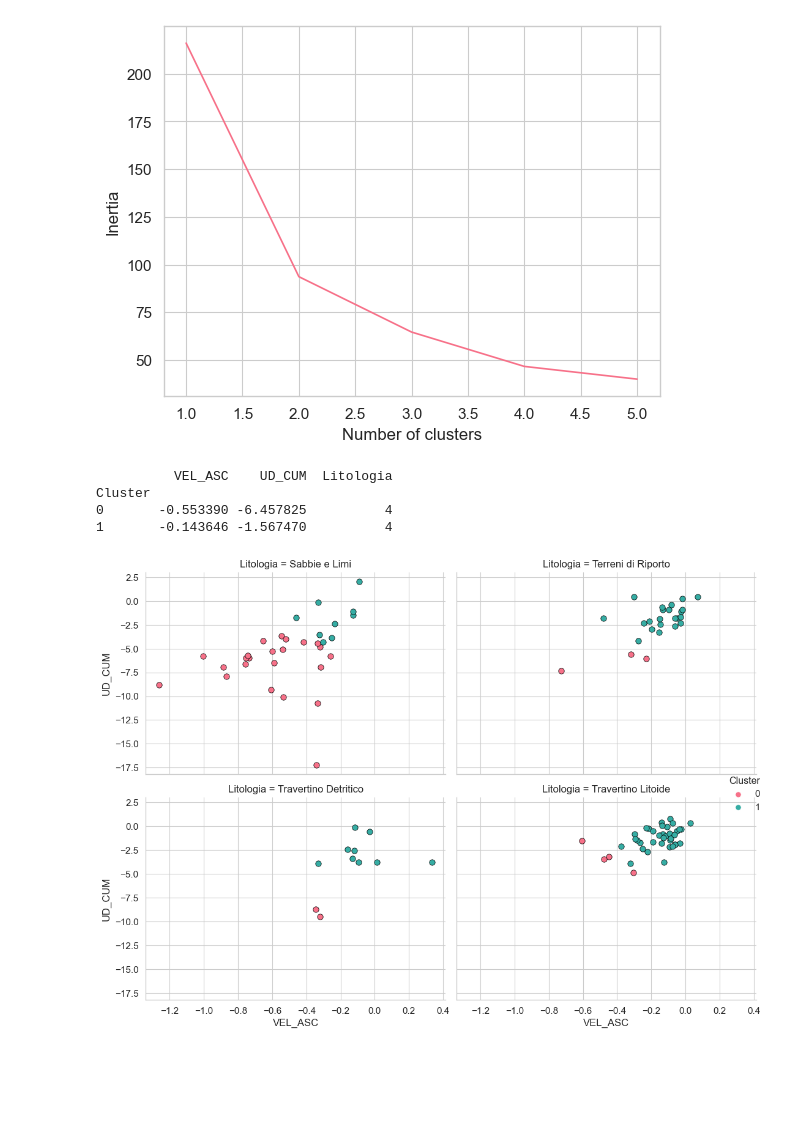
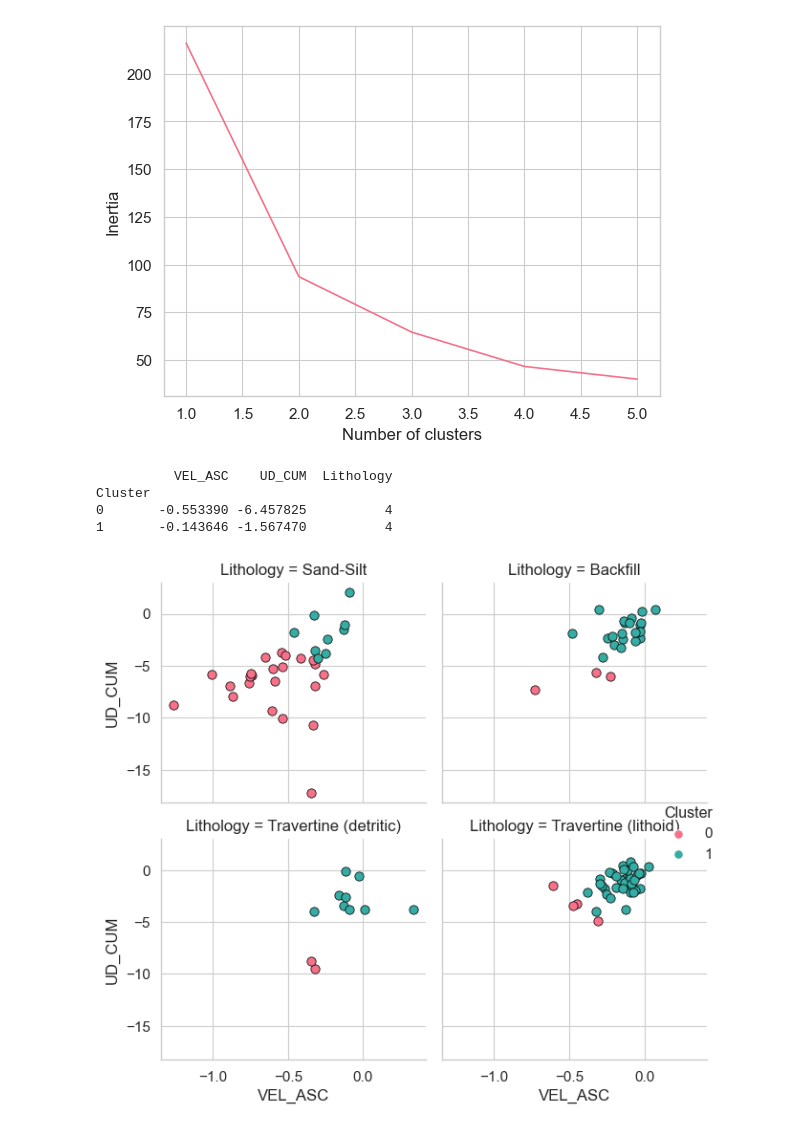
Before and after one commit to gmastrantoni/Geo-Clustering-Building-Displacements, a Jupyter notebook: Rieti/ML_Clustering.ipynb, the cells around one changed output. Saved outputs shown, nothing was run; the diff lists cells and outputs as text; code cells hidden in the pictures; blank space fills up the shorter version.

```diff
--- a/Rieti/ML_Clustering.ipynb
+++ b/Rieti/ML_Clustering.ipynb
@@ -30,5 +30,7 @@ data = gpd.read_file(filepath)
 data = data.drop(data[data.VEL_ASC == 0].index)
 
 data['COD_gt'] = data['COD'].replace(['01','05','07','08'], [1,5,7,8])
-data['Litologia'] = data['COD'].replace(['01','05','07','08'],
-                                        ['Terreni di Riporto', 'Sabbie e Limi', 'Travertino Detritico', 'Travertino Litoide'])
+data['Lithology'] = data['COD'].replace(['01','05','07','08'],
+                                        ['Backfill', 'Sand-Silt', 'Travertine (detritic)', 'Travertine (lithoid)'])
+
+data.head()
@@ -173,32 +176,32 @@ clusters = kmeans.fit_predict(scaled_features)
 data['Cluster'] = clusters
 
 # Print the clusters
-print(data.groupby('Cluster').agg({'VEL_ASC': 'mean', 'UD_CUM': 'mean', 'Litologia': 'nunique'}))
+print(data.groupby('Cluster').agg({'VEL_ASC': 'mean', 'UD_CUM': 'mean', 'Lithology': 'nunique'}))
 # %% [output]
-          VEL_ASC    UD_CUM  Litologia
+          VEL_ASC    UD_CUM  Lithology
 Cluster
 0       -0.553390 -6.457825          4
 1       -0.143646 -1.567470          4
 # %%
 palette = sns.color_palette("husl", n_colors=len(data['Cluster'].unique()))
 
 # Create scatterplot with columns based on 'Litologia' and colored by 'cluster'
-g = sns.FacetGrid(data, col="Litologia", hue="Cluster", col_wrap=2, palette=palette, height=4, aspect=1.3)
+g = sns.FacetGrid(data, col="Lithology", hue="Cluster", col_wrap=2, palette=palette, height=3, aspect=1)
 g.map(sns.scatterplot, "VEL_ASC", "UD_CUM", marker="o", s=45)
 g.add_legend(title="Cluster")
 
 # Set marker edge color for all scatter points
 for ax in g.axes.flat:
     for collection in ax.collections:
         if isinstance(collection, matplotlib.collections.PathCollection):
             collection.set_edgecolor("black")
 
 plt.subplots_adjust(wspace=0.5)
 plt.tight_layout()
 
 plt.show()
 # %% [output]
-[figure, old version]
+[figure, new version]
 # %%
 fig, (ax1, ax2, ax3) = plt.subplots(1, 3, figsize=(12,6))
 
```
Also changed, not shown: parts of 6 cells of this notebook.
